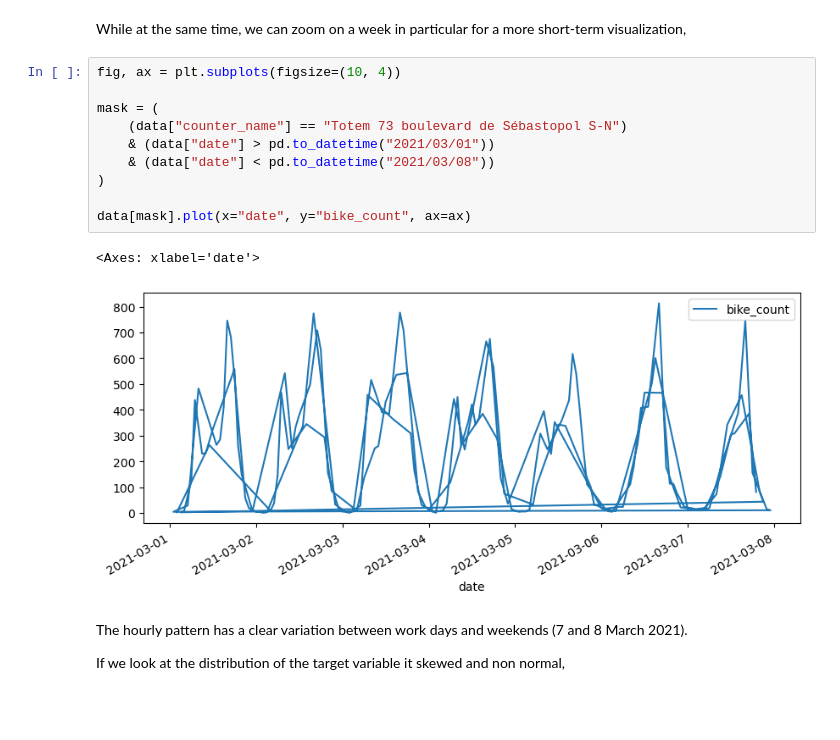
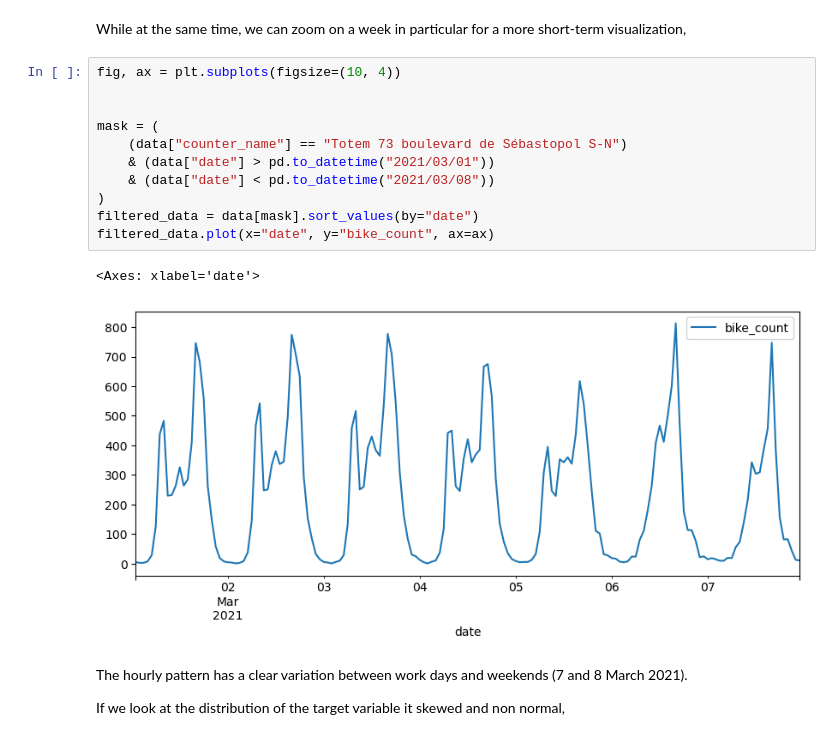
Before and after one commit to thom1100/bike_counters_, a Jupyter notebook: bike_counters_starting_kit.ipynb, the cells around one changed output. Drawn from its saved outputs; the diff is of its cells as text; blank space fills up the shorter version.

```diff
--- a/bike_counters_starting_kit.ipynb
+++ b/bike_counters_starting_kit.ipynb
@@ -169,17 +164,18 @@ data[mask].groupby(
 While at the same time, we can zoom on a week in particular for a more short-term visualization,
 # %%
 fig, ax = plt.subplots(figsize=(10, 4))
+
 
 mask = (
     (data["counter_name"] == "Totem 73 boulevard de Sébastopol S-N")
     & (data["date"] > pd.to_datetime("2021/03/01"))
     & (data["date"] < pd.to_datetime("2021/03/08"))
 )
-
-data[mask].plot(x="date", y="bike_count", ax=ax)
+filtered_data = data[mask].sort_values(by="date")
+filtered_data.plot(x="date", y="bike_count", ax=ax)
 # %% [output]
 <Axes: xlabel='date'>
-[figure, old version]
+[figure, new version]
 # %% [markdown]
 The hourly pattern has a clear variation between work days and weekends (7 and 8 March 2021).
 
```
Also changed, not shown: parts of 33 cells of this notebook.
